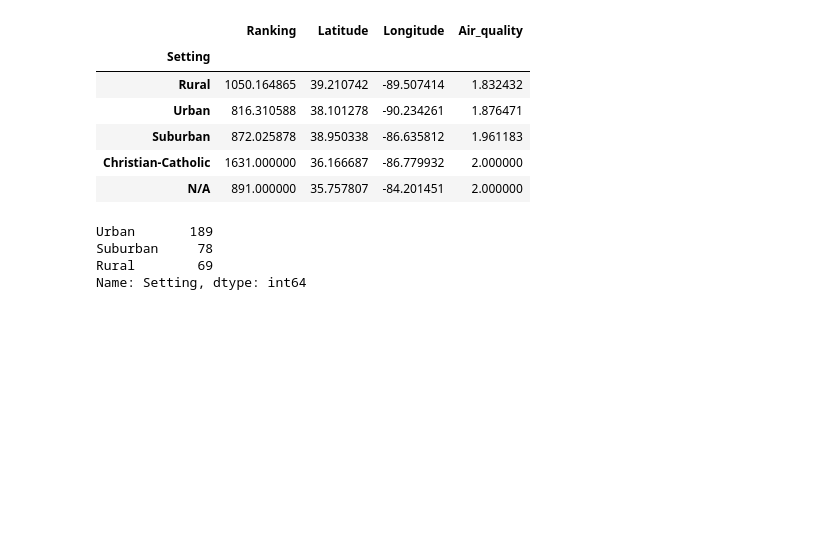
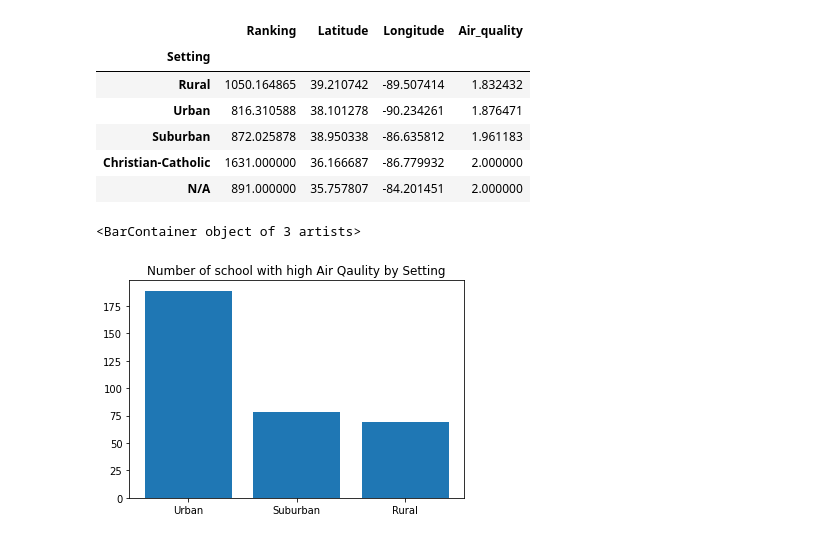
Before and after one commit to mac5617/414, a Jupyter notebook: Assingment 1/idea2.ipynb, the cells around one changed output. Cells and saved outputs as stored; diff of their text form; code cells hidden in the pictures; blank space fills up the shorter version.

```diff
--- a/Assingment 1/idea2.ipynb
+++ b/Assingment 1/idea2.ipynb
@@ -314,18 +314,10 @@ setting_mean
 | Christian-Catholic | 1631.000000 | 36.166687 | -86.779932 | 2.000000 |
 | N/A | 891.000000 | 35.757807 | -84.201451 | 2.000000 |
 # %%
-best_regions_count = best.Region.value_counts()
-best_states_Count = best.State.value_counts()
-best_regions_count
-plt.title('Number of school with high Air Qaulity by Region')
-plt.bar(['Midwest', 'Northeast', 'Outside', 'Southeast', 'Southwest', 'West'],best_regions_count)
+best_setting_count = best.Setting.value_counts()
+best_setting_count
+plt.title('Number of school with high Air Qaulity by Setting')
+plt.bar(list(best_setting_count.keys()),best_setting_count)
+# %% [output]
+<BarContainer object of 3 artists>
+[figure, added]
-# %%
-best_setting_count = best.Setting.value_counts()
-best_setting_count
-plt.title('Number of school with high Air Qaulity by Setting')
-plt.bar(list(best_states_Count.keys()),best_regions_count)
-# %% [output]
-Urban       189
-Suburban     78
-Rural        69
-Name: Setting, dtype: int64
```
